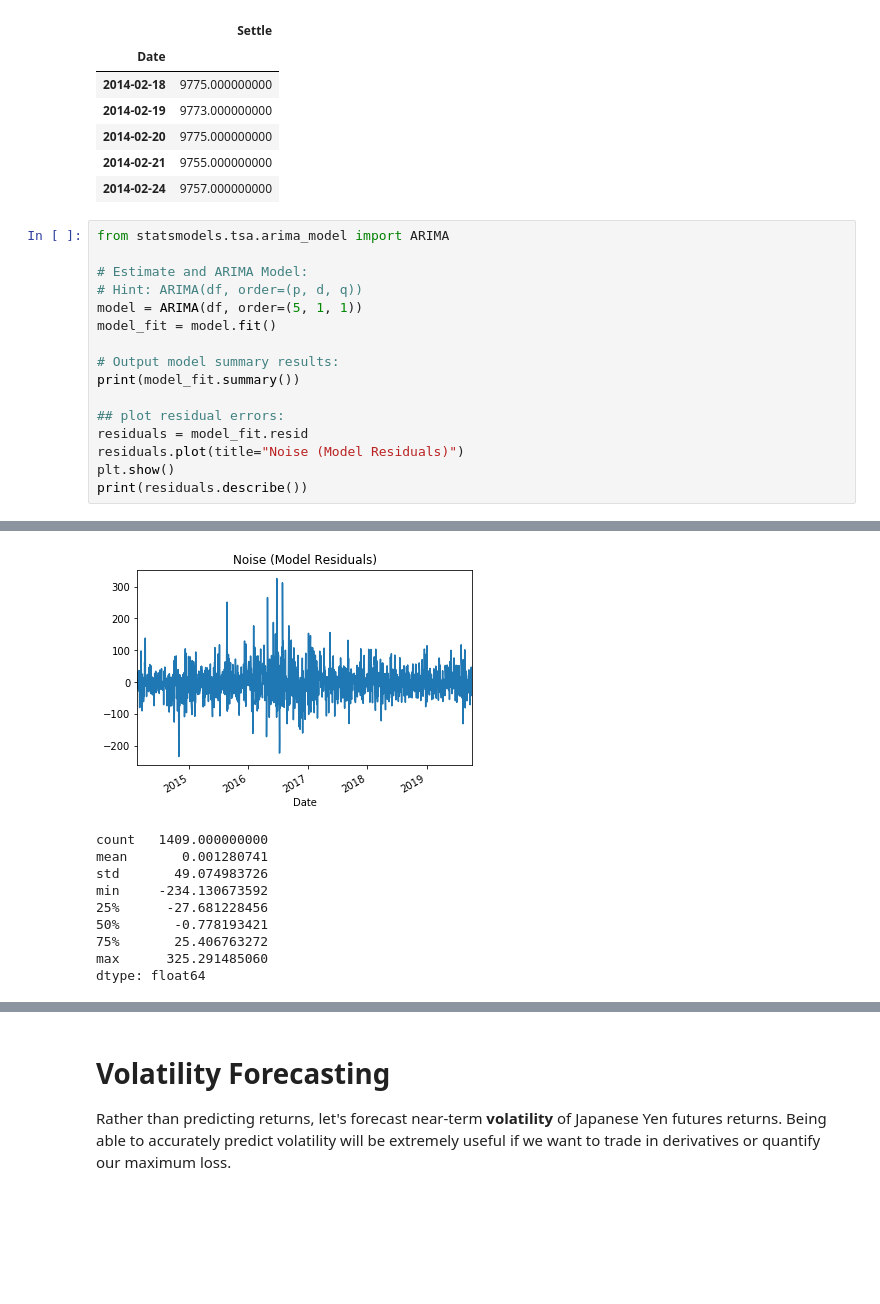
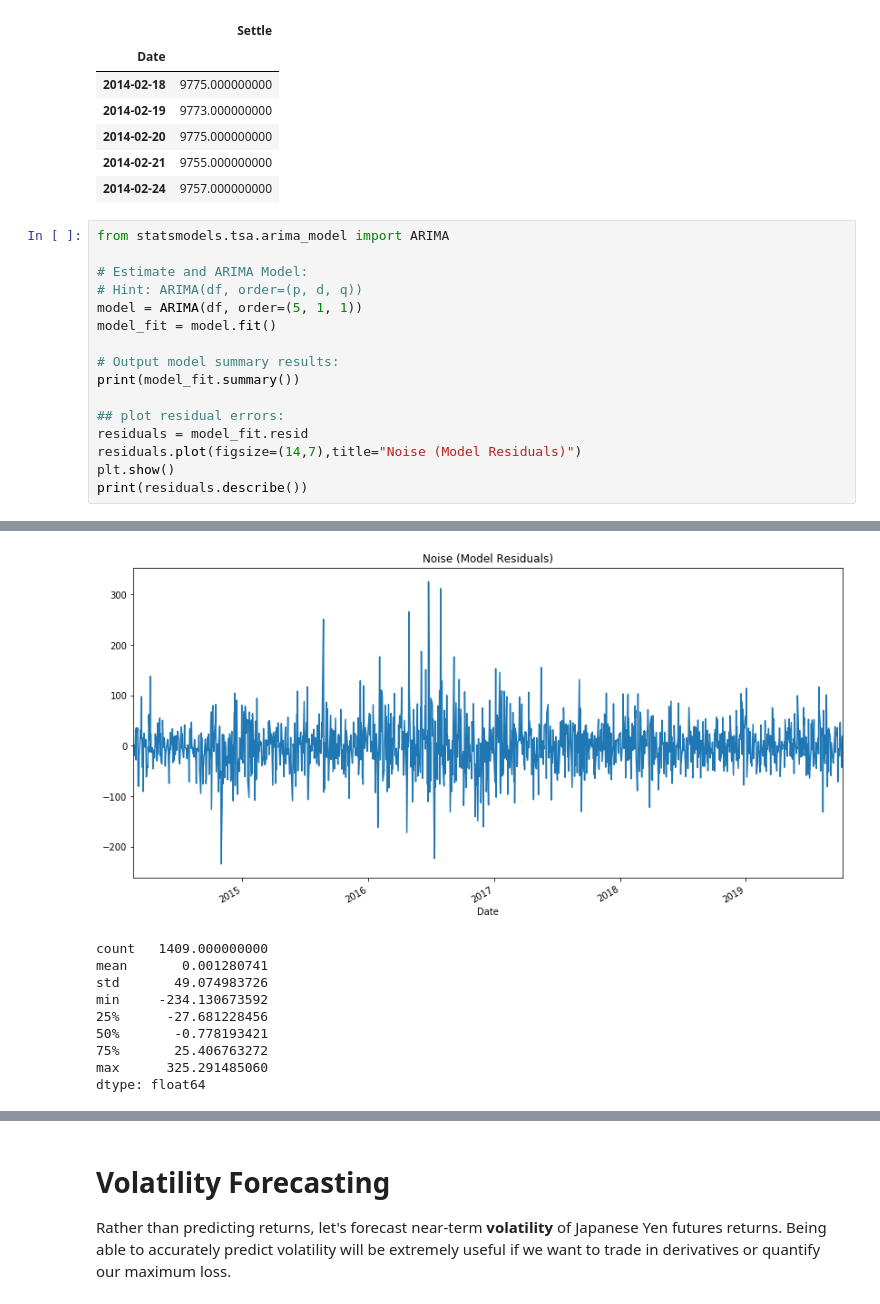
Before and after one commit to RCantu92/jpy_time_series_analysis, a Jupyter notebook: Starter_Code/time_series_analysis.ipynb, the cells around one changed output, grey strips where cells are left out. Cells and saved outputs as stored; diff of their text form; blank space fills up the shorter version.

```diff
--- a/Starter_Code/time_series_analysis.ipynb
+++ b/Starter_Code/time_series_analysis.ipynb
@@ -406,7 +428,7 @@ print(model_fit.summary())
 
 ## plot residual errors:
 residuals = model_fit.resid
-residuals.plot(title="Noise (Model Residuals)")
+residuals.plot(figsize=(14,7),title="Noise (Model Residuals)")
 plt.show()
 print(residuals.describe())
 # %% [output]
@@ -420,14 +442,14 @@ Time:                        15:25:29   BIC                          15027.059
 Sample:                             1   HQIC                         15000.751
 
 ==================================================================================
                      coef    std err          z      P>|z|      [0.025      0.975]
 ----------------------------------------------------------------------------------
 ... (14 lines left out)
 AR.4            1.6442           -1.2041j            2.0379           -0.1006
 AR.5            1.6442           +1.2041j            2.0379            0.1006
 MA.1           -1.7215           +0.0000j            1.7215            0.5000
 -----------------------------------------------------------------------------
-[figure, old version]
+[figure, new version]
 count   1409.000000000
 mean       0.001280741
 std       49.074983726
```
Also changed, not shown: parts of 18 cells of this notebook.
